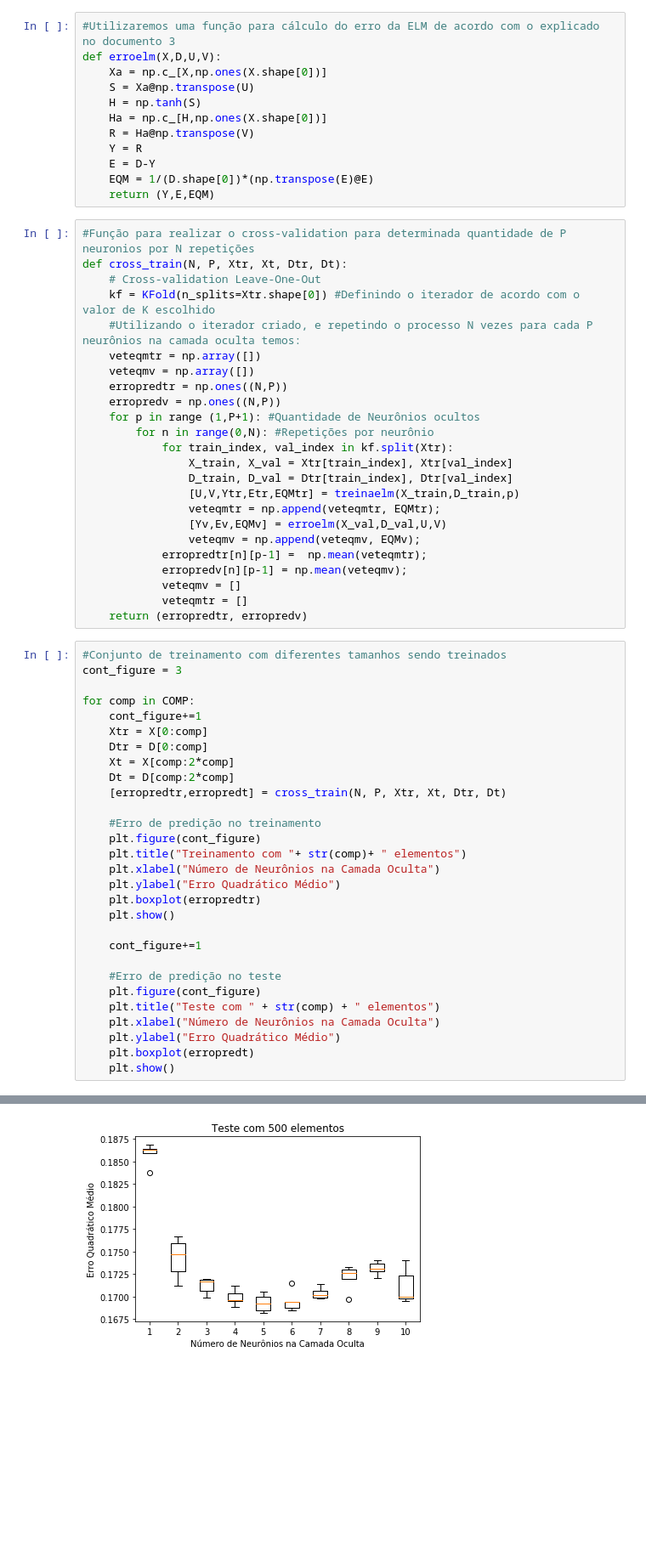
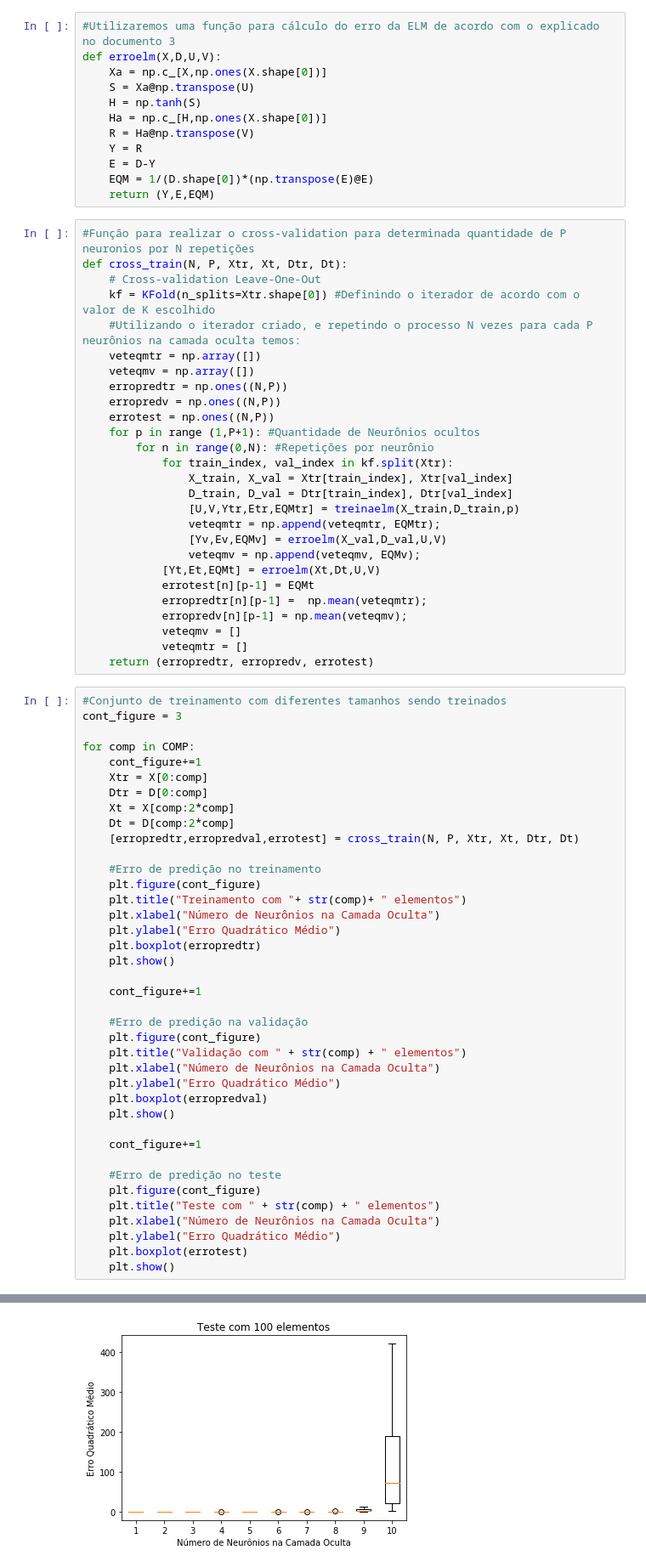
Before and after one commit to cleversonahum/UFPA-RedesNeurais, a Jupyter notebook: 6 - Treinando e testando conjunto usando Cross Validation.ipynb, the cells around one changed output, grey strips where cells are left out. Shown at 85% size. Cells and saved outputs as stored; diff of their text form; blank space fills up the shorter version.

```diff
--- a/6 - Treinando e testando conjunto usando Cross Validation.ipynb
+++ b/6 - Treinando e testando conjunto usando Cross Validation.ipynb
@@ -82,6 +82,7 @@ def cross_train(N, P, Xtr, Xt, Dtr, Dt):
     veteqmv = np.array([])
     erropredtr = np.ones((N,P))
     erropredv = np.ones((N,P))
+    errotest = np.ones((N,P))
     for p in range (1,P+1): #Quantidade de Neurônios ocultos
         for n in range(0,N): #Repetições por neurônio
             for train_index, val_index in kf.split(Xtr):
@@ -91,11 +92,13 @@ def cross_train(N, P, Xtr, Xt, Dtr, Dt):
                 veteqmtr = np.append(veteqmtr, EQMtr);
                 [Yv,Ev,EQMv] = erroelm(X_val,D_val,U,V)
                 veteqmv = np.append(veteqmv, EQMv);
+            [Yt,Et,EQMt] = erroelm(Xt,Dt,U,V)
+            errotest[n][p-1] = EQMt
             erropredtr[n][p-1] =  np.mean(veteqmtr);
             erropredv[n][p-1] = np.mean(veteqmv);
             veteqmv = []
             veteqmtr = []
-    return (erropredtr, erropredv)
+    return (erropredtr, erropredv, errotest)
 # %%
 #Conjunto de treinamento com diferentes tamanhos sendo treinados
 cont_figure = 3
@@ -106,7 +109,7 @@ for comp in COMP:
     Dtr = D[0:comp]
     Xt = X[comp:2*comp]
     Dt = D[comp:2*comp]
-    [erropredtr,erropredt] = cross_train(N, P, Xtr, Xt, Dtr, Dt)
+    [erropredtr,erropredval,errotest] = cross_train(N, P, Xtr, Xt, Dtr, Dt)
 
     #Erro de predição no treinamento
     plt.figure(cont_figure)
@@ -118,11 +121,21 @@ for comp in COMP:
 
     cont_figure+=1
 
+    #Erro de predição na validação
+    plt.figure(cont_figure)
+    plt.title("Validação com " + str(comp) + " elementos")
+    plt.xlabel("Número de Neurônios na Camada Oculta")
+    plt.ylabel("Erro Quadrático Médio")
+    plt.boxplot(erropredval)
+    plt.show()
+
+    cont_figure+=1
+
     #Erro de predição no teste
     plt.figure(cont_figure)
     plt.title("Teste com " + str(comp) + " elementos")
     plt.xlabel("Número de Neurônios na Camada Oculta")
     plt.ylabel("Erro Quadrático Médio")
-    plt.boxplot(erropredt)
+    plt.boxplot(errotest)
     plt.show()
 # %% [output]
@@ -134 +147 @@ for comp in COMP:
-[figure, old version]
+[figure, new version]
```
Also changed, not shown: parts of 2 cells of this notebook.
